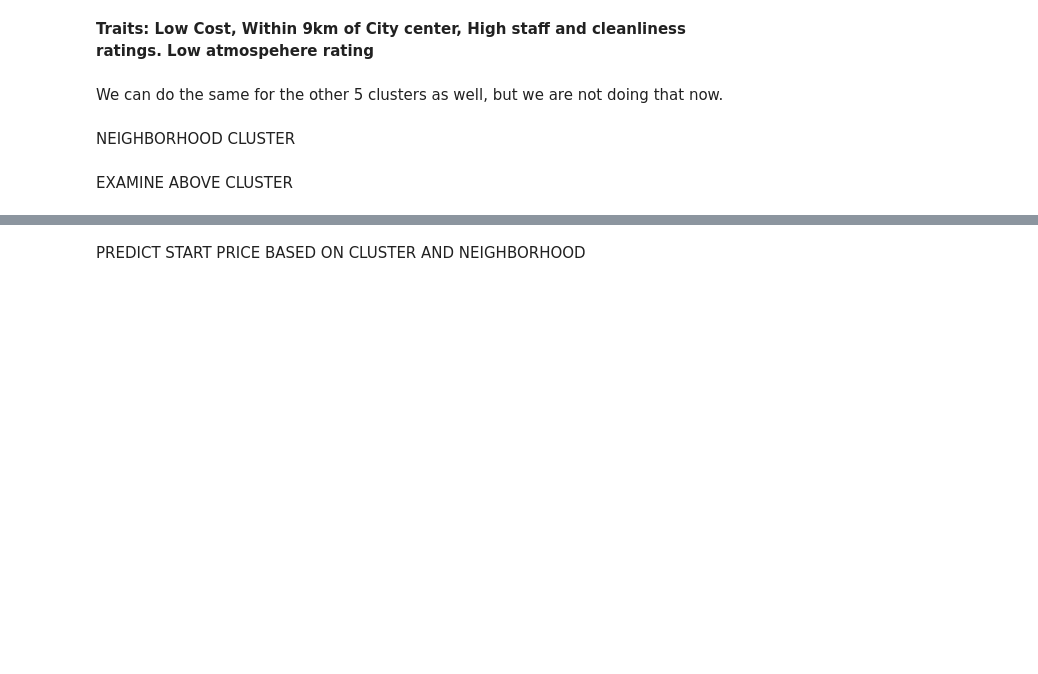
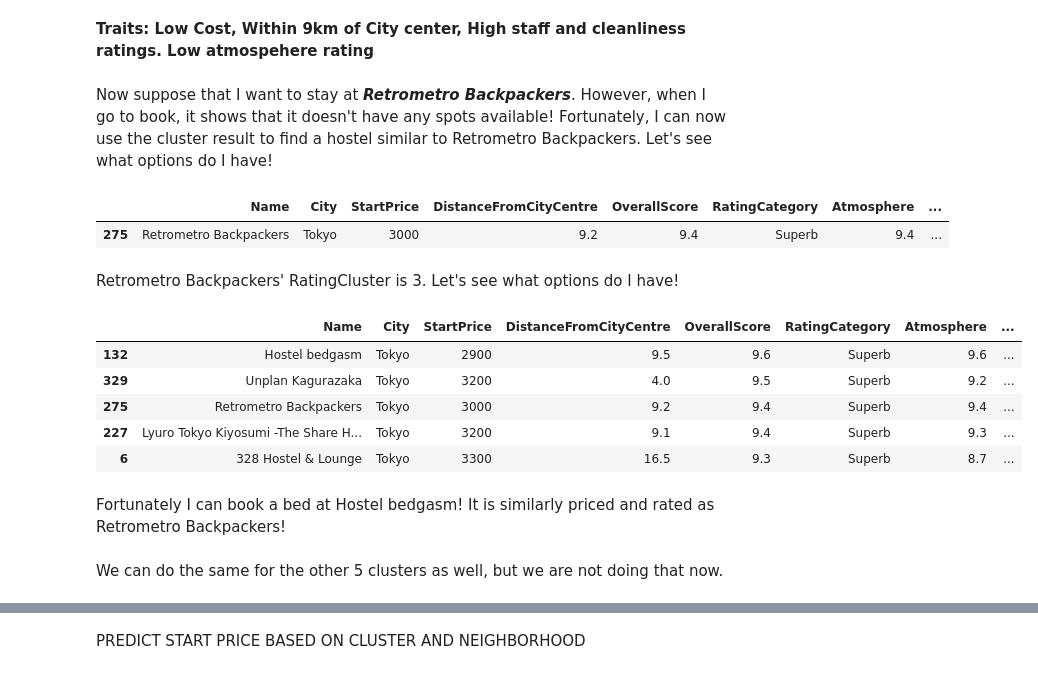
Before and after one commit to Haris-Ignatiadis/IBM-Data-Science-Capstone, a Jupyter notebook: Battle of Neighborhoods/The Battle of the Neighborhoods.ipynb, the cells around one changed output, grey strips where cells are left out. Cells and saved outputs as stored; diff of their text form; code cells hidden in the pictures; blank space fills up the shorter version.

Commit message:
Added week 1 and completed clustering

```diff
--- a/Battle of Neighborhoods/The Battle of the Neighborhoods.ipynb
+++ b/Battle of Neighborhoods/The Battle of the Neighborhoods.ipynb
@@ -973,9 +970,25 @@ tokyo_hostels_df[tokyo_hostels_df.RatingCluster == 1].describe()
 | max | 2200.000000 | 18.100000 | 10.000000 | 10.000000 | 10.000000 | 10.000000 | 10.000000 | ... |
 # %% [markdown]
 **Traits: Low Cost, Within 9km of City center, High staff and cleanliness ratings. Low atmospehere rating**
+# %% [markdown]
+Now suppose that I want to stay at _**Retrometro Backpackers**_. However, when I go to book, it shows that it doesn't have any spots available! Fortunately, I can now use the cluster result to find a hostel similar to Retrometro Backpackers. Let's see what options do I have!
+# %%
+tokyo_hostels_df[tokyo_hostels_df.Name.str.contains("Retrometro")]
+# %% [output]
+|  | Name | City | StartPrice | DistanceFromCityCentre | OverallScore | RatingCategory | Atmosphere | ... |
+| 275 | Retrometro Backpackers | Tokyo | 3000 | 9.2 | 9.4 | Superb | 9.4 | ... |
+# %% [markdown]
+Retrometro Backpackers' RatingCluster is 3. Let's see what options do I have!
+# %%
+tokyo_hostels_df[tokyo_hostels_df.RatingCluster == 3].sort_values(['OverallScore'], ascending=False)[:5]
+# %% [output]
+|  | Name | City | StartPrice | DistanceFromCityCentre | OverallScore | RatingCategory | Atmosphere | ... |
+| 132 | Hostel bedgasm | Tokyo | 2900 | 9.5 | 9.6 | Superb | 9.6 | ... |
+| 329 | Unplan Kagurazaka | Tokyo | 3200 | 4.0 | 9.5 | Superb | 9.2 | ... |
+| 275 | Retrometro Backpackers | Tokyo | 3000 | 9.2 | 9.4 | Superb | 9.4 | ... |
+| 227 | Lyuro Tokyo Kiyosumi -The Share H... | Tokyo | 3200 | 9.1 | 9.4 | Superb | 9.3 | ... |
+| 6 | 328 Hostel & Lounge | Tokyo | 3300 | 16.5 | 9.3 | Superb | 8.7 | ... |
+# %% [markdown]
+Fortunately I can book a bed at Hostel bedgasm! It is similarly priced and rated as Retrometro Backpackers!
 # %% [markdown]
 We can do the same for the other 5 clusters as well, but we are not doing that now.
-# %% [markdown]
-NEIGHBORHOOD CLUSTER
-# %% [markdown]
-EXAMINE ABOVE CLUSTER
```
Also changed, not shown: parts of 46 cells of this notebook, 3 other files.
